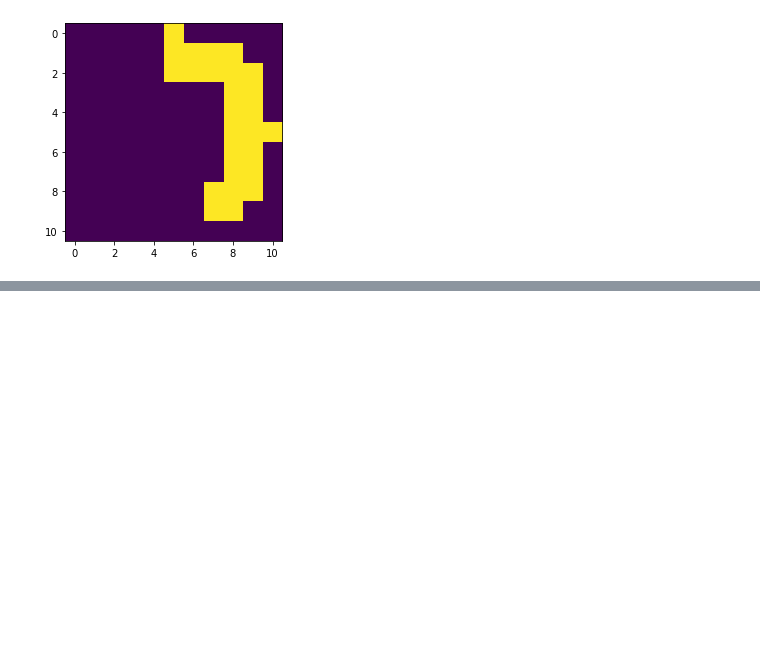
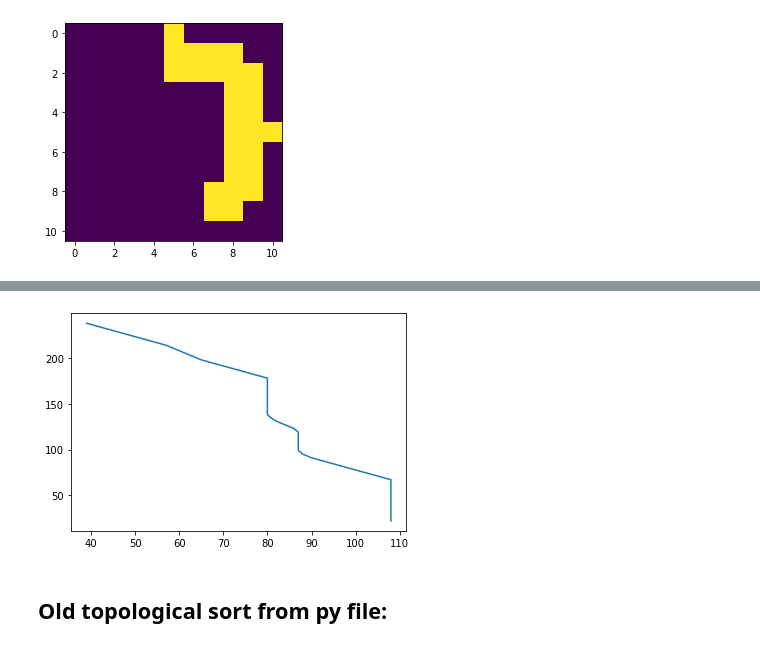
Before and after one commit to NinaWie/PowerPlanner, a Jupyter notebook: notebooks/topological_sort.ipynb, the cells around one changed output, grey strips where cells are left out. Drawn from its saved outputs; the diff is of its cells as text; code cells hidden in the pictures; blank space fills up the shorter version.

Commit message:
DAG topological sort numba

```diff
--- a/notebooks/topological_sort.ipynb
+++ b/notebooks/topological_sort.ipynb
@@ -189,0 +235,11 @@ plt.imshow(arr)
+# %%
+path, p_costs, cost_sum = graph.get_shortest_path(start_inds, dest_inds)
+path = np.asarray(path)
+# %%
+# plt.plot(path_orig[:,0], path_orig[:,1])
+plt.plot(path[:,0], path[:,1])
+plt.show()
+# %% [output]
+[figure, added]
+# %% [markdown]
+## Old topological sort from py file:
```
Also changed, not shown: parts of 23 cells of this notebook, 5 other files.
